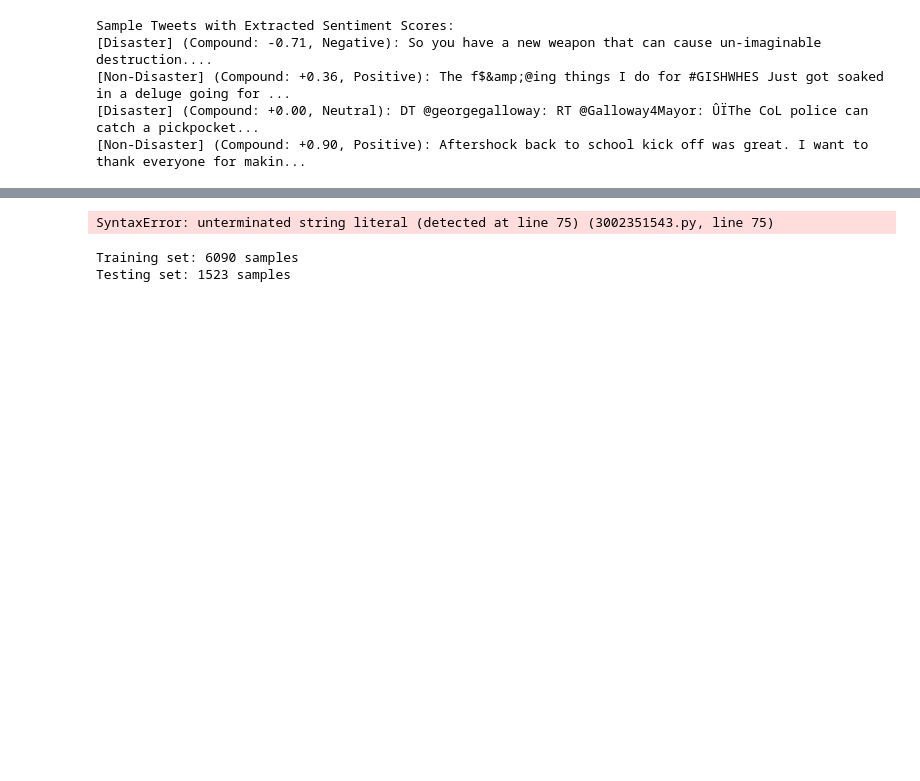
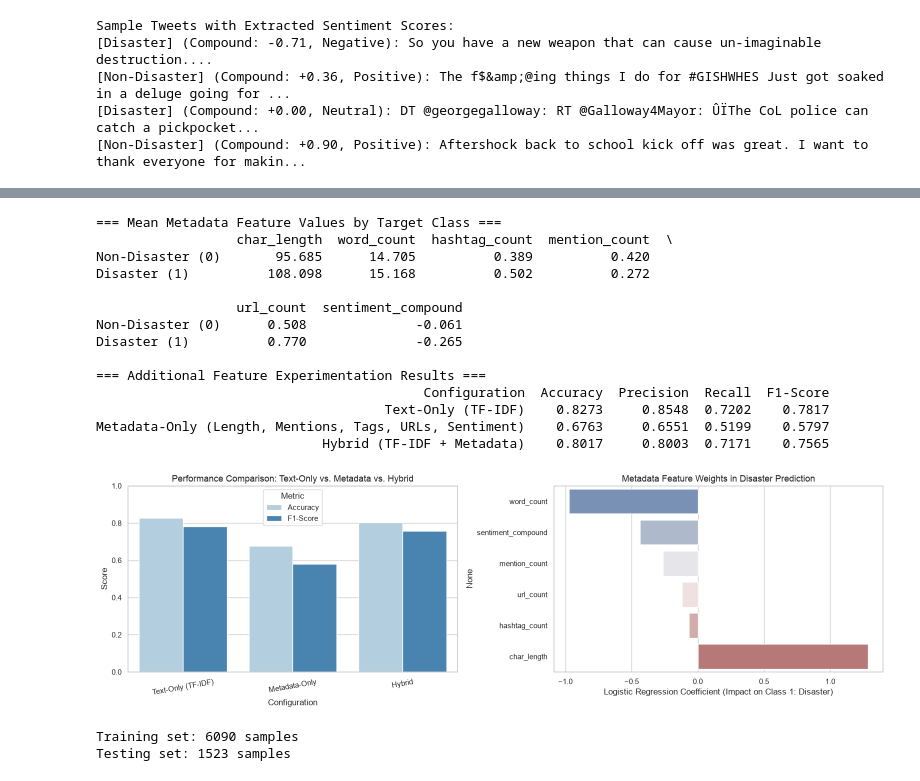
Before and after one commit to sweetyrathod1993-cloud/Disaster_Tweet_Classification_Presentation, a Jupyter notebook: Tweet Classification.ipynb, the cells around one changed output, grey strips where cells are left out. Saved outputs shown, nothing was run; the diff lists cells and outputs as text; code cells hidden in the pictures; blank space fills up the shorter version.

```diff
--- a/Tweet Classification.ipynb
+++ b/Tweet Classification.ipynb
@@ -541,37 +542,50 @@ experiment_df = pd.DataFrame([
     }
 ])
 
-print("
-=== Additional Feature Experimentation Results ===")
+print("\n=== Additional Feature Experimentation Results ===")
 print(experiment_df.round(4).to_string(index=False))
 
 # 3. Visualizations
 fig, axes = plt.subplots(1, 2, figsize=(16, 5))
 
 # Plot 1: Performance metrics across configurations
 melted_exp = experiment_df.melt(
     id_vars=['Configuration'],
     value_vars=['Accuracy', 'F1-Score'],
     var_name='Metric',
     value_name='Score'
 )
 sns.barplot(data=melted_exp, x='Configuration', y='Score', hue='Metric', ax=axes[0], palette='Blues')
 axes[0].set_title('Performance Comparison: Text-Only vs. Metadata vs. Hybrid', fontsize=13)
 axes[0].set_ylim(0, 1.0)
 axes[0].set_xticklabels(['Text-Only (TF-IDF)', 'Metadata-Only', 'Hybrid'], rotation=10)
 axes[0].set_ylabel('Score')
 
 # Plot 2: Metadata Feature Importances (Coefficients)
 meta_clf = pipe_meta_only.named_steps['clf']
 coef_series = pd.Series(meta_clf.coef_[0], index=meta_feature_cols).sort_values()
 sns.barplot(x=coef_series.values, y=coef_series.index, ax=axes[1], palette='vlag', hue=coef_series.index, legend=False)
 axes[1].set_title('Metadata Feature Weights in Disaster Prediction', fontsize=13)
 axes[1].set_xlabel('Logistic Regression Coefficient (Impact on Class 1: Disaster)')
 
 plt.tight_layout()
 plt.show()
 # %% [output]
-SyntaxError: unterminated string literal (detected at line 75) (3002351543.py, line 75)
+=== Mean Metadata Feature Values by Target Class ===
+                  char_length  word_count  hashtag_count  mention_count  \
+Non-Disaster (0)       95.685      14.705          0.389          0.420
+Disaster (1)          108.098      15.168          0.502          0.272
+
+                  url_count  sentiment_compound
+Non-Disaster (0)      0.508              -0.061
+Disaster (1)          0.770              -0.265
+
+=== Additional Feature Experimentation Results ===
+                                          Configuration  Accuracy  Precision  Recall  F1-Score
+                                     Text-Only (TF-IDF)    0.8273     0.8548  0.7202    0.7817
+Metadata-Only (Length, Mentions, Tags, URLs, Sentiment)    0.6763     0.6551  0.5199    0.5797
+                             Hybrid (TF-IDF + Metadata)    0.8017     0.8003  0.7171    0.7565
+[figure, added]
 # %%
 X = df['cleaned_text']
 y = df[target_col]
```
Also changed, not shown: parts of 3 cells of this notebook.
